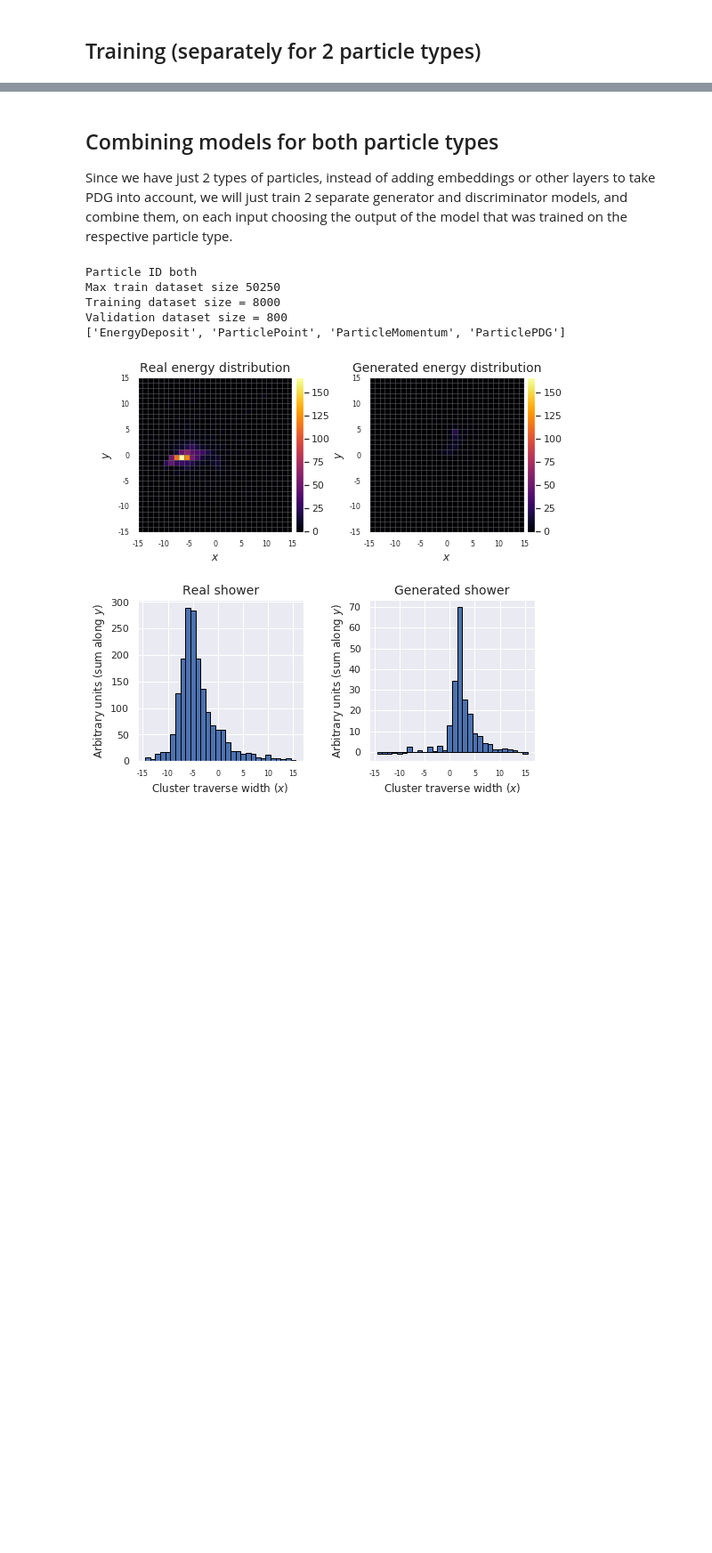
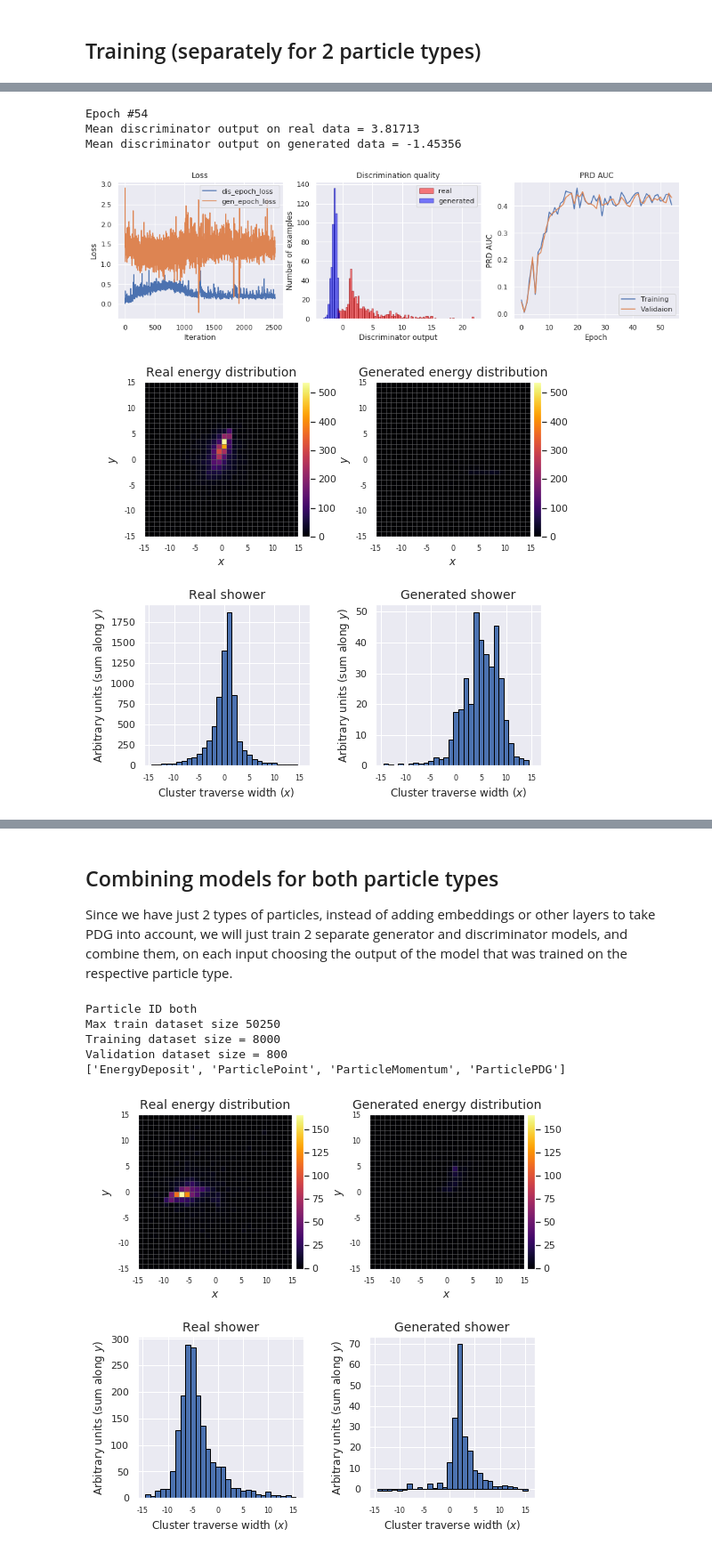
Before and after one commit to TheodorSergeev/mlhep2019_2_phase, a Jupyter notebook: analysis/lhcb_calo_gan.ipynb, the cells around one changed output, grey strips where cells are left out. Shown: that part at 89% size. Cells and saved outputs as stored; diff of their text form; code cells hidden in the pictures; blank space fills up the shorter version.

```diff
--- a/analysis/lhcb_calo_gan.ipynb
+++ b/analysis/lhcb_calo_gan.ipynb
@@ -228,0 +132,11 @@ data_train = np.load(train_data_path, allow_pickle=False)
+# %%
+data_train = np.load(train_data_path, allow_pickle=False)
+
+# Test:
+train_dataset, valid_dataset, ind_arr_1, ind_arr_2 = get_datasets(data_train, 10, 10, rotate_transf=True)
+print(len(ind_arr_1), len(ind_arr_2))
+print(ind_arr_1)
+print(ind_arr_2)
+print(np.intersect1d(ind_arr_1, ind_arr_2))
+
+del train_dataset, valid_dataset, ind_arr_1, ind_arr_2;
@@ -1032,0 +1175,25 @@ The model is saved to /gdrive/My Drive/Colab Notebooks/Lambda/CaloGAN/gan_2.pt
+# %%
+import pickle
+
+filename = 'positive_gan_22feb.pt'
+
+for i in range(10):
+    new_tr_class = None
+
+    # load training class
+    with open(def_colab_path + filename, 'rb') as pickle_file:
+        new_tr_class = pickle.load(pickle_file)
+
+    new_tr_class.run(28 + i * 3, True)
+
+    with open(def_colab_path + filename, 'wb') as pickle_file:
+        pickle.dump(new_tr_class, pickle_file)
+
+    del new_tr_class;
+    #save_generator(pos_gen_model, 'positive_gan_17feb.pt')
+# %% [output]
+Epoch #54
+Mean discriminator output on real data = 3.81713
+Mean discriminator output on generated data = -1.45356
+[figure, added]
+[figure, added]
```
Also changed, not shown: parts of 33 cells of this notebook, 5 other files.
